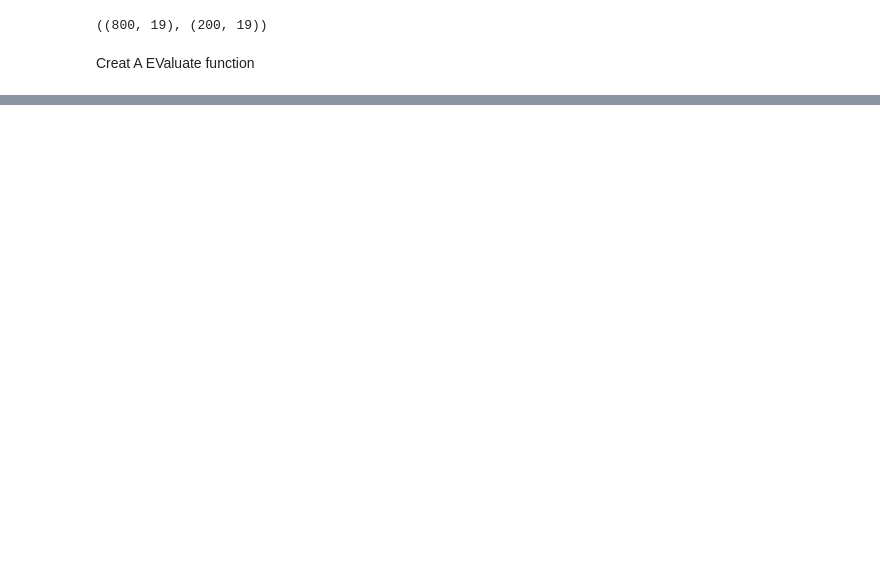
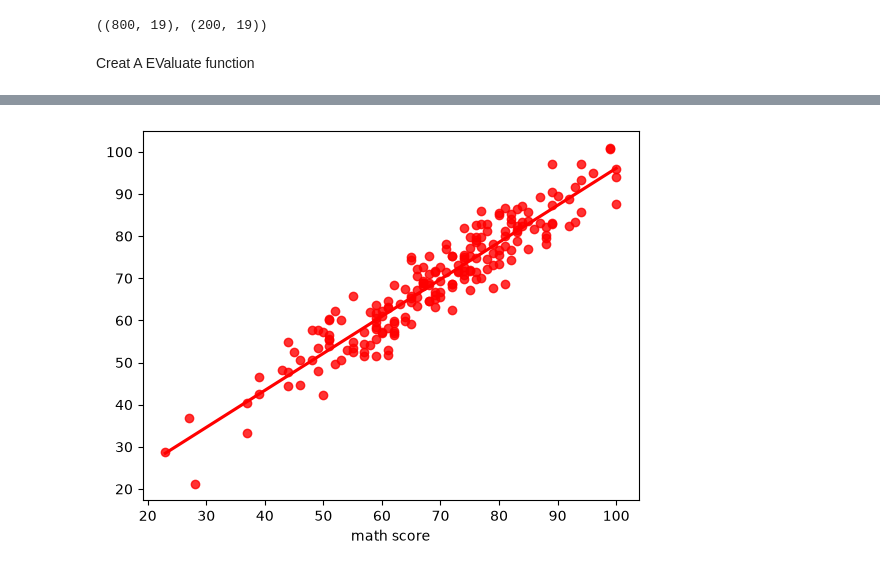
Before and after one commit to bensbasil/MLOps_Project, a Jupyter notebook: src/notebook/data/2. MODEL TRAINING.ipynb, the cells around one changed output, grey strips where cells are left out. Drawn from its saved outputs; the diff is of its cells as text; code cells hidden in the pictures; blank space fills up the shorter version.

```diff
--- a/src/notebook/data/2. MODEL TRAINING.ipynb
+++ b/src/notebook/data/2. MODEL TRAINING.ipynb
@@ -212,0 +264,4 @@ AdaBoost Regressor
+# %%
+sns.regplot(x=y_test,y=y_pred,ci=None,color='red');
+# %% [output]
+[figure, added]
```
Also changed, not shown: parts of 7 cells of this notebook, 5 other files.
